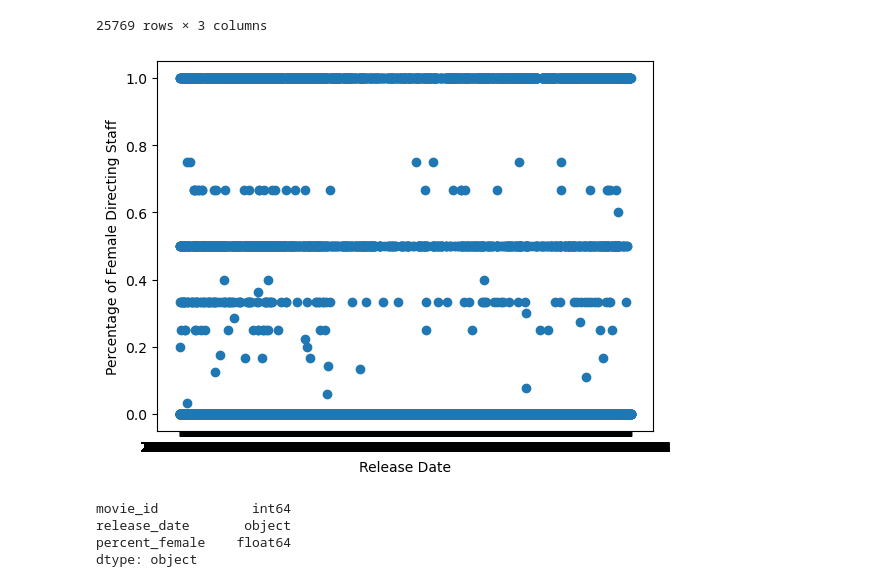
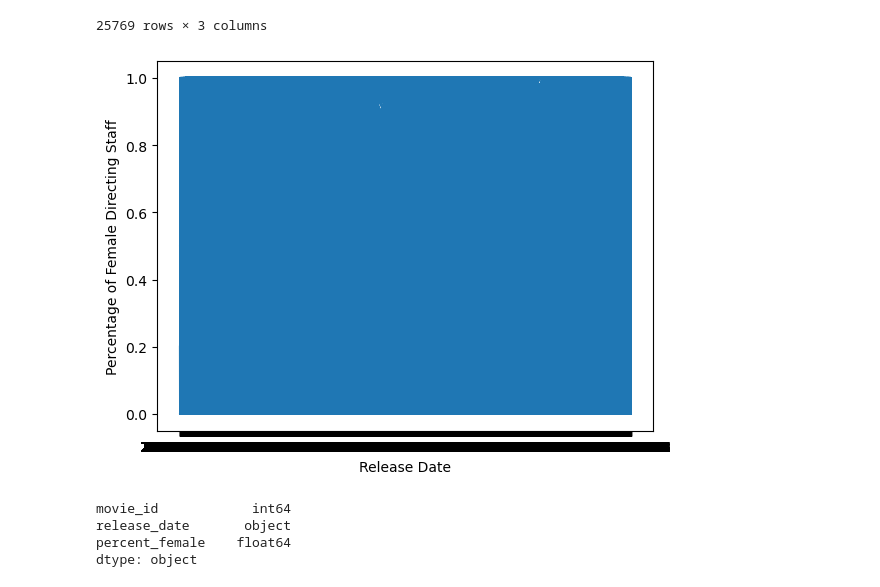
Before and after one commit to caseygomez/Female-Representation-In-The-Film-Industry, a Jupyter notebook: carolyn_linear_regression_practice.ipynb, the cells around one changed output. Drawn from its saved outputs; the diff is of its cells as text; code cells hidden in the pictures.

```diff
--- a/carolyn_linear_regression_practice.ipynb
+++ b/carolyn_linear_regression_practice.ipynb
@@ -25,12 +25,12 @@ df
 # %%
 # TAKES FOREVER TO RUN!
 
-plt.scatter(df.release_date, df.percent_female)
+plt.plot(df.release_date, df.percent_female)
 plt.xlabel('Release Date')
 plt.ylabel('Percentage of Female Directing Staff')
 plt.show()
 # %% [output]
-[figure, old version]
+[figure, new version]
 # %%
 #release date is a string
 df.dtypes
```
Also changed, not shown: parts of 15 cells of this notebook, 2 other files.
